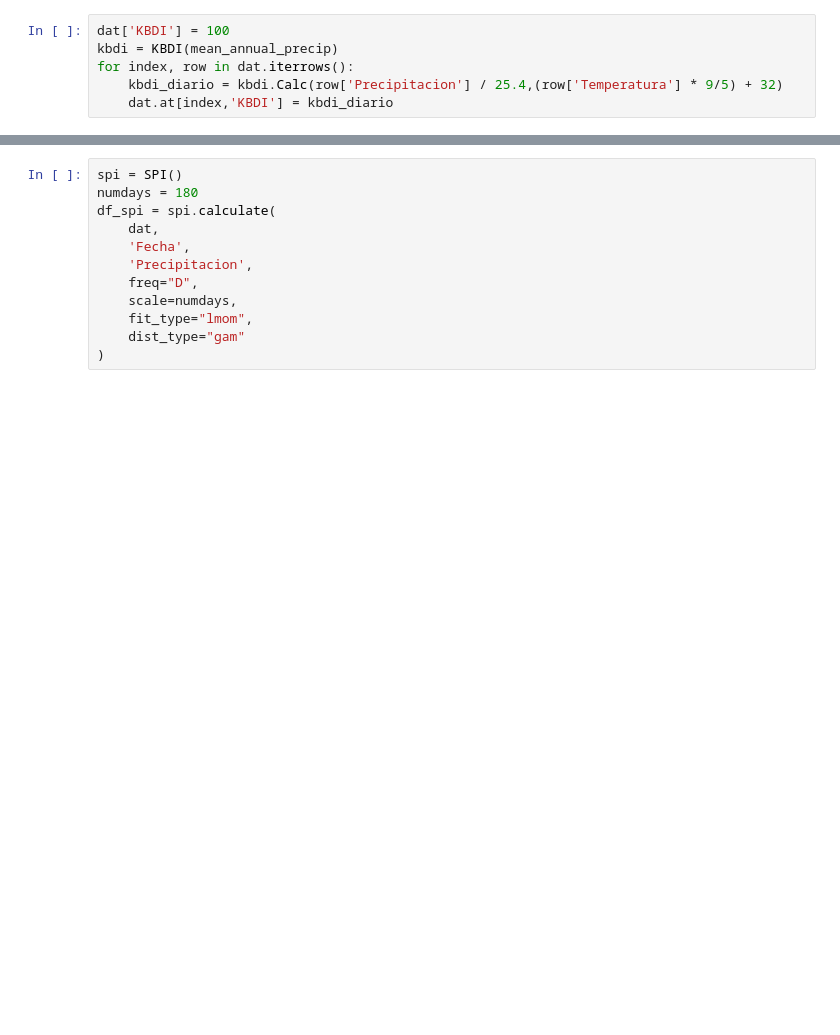
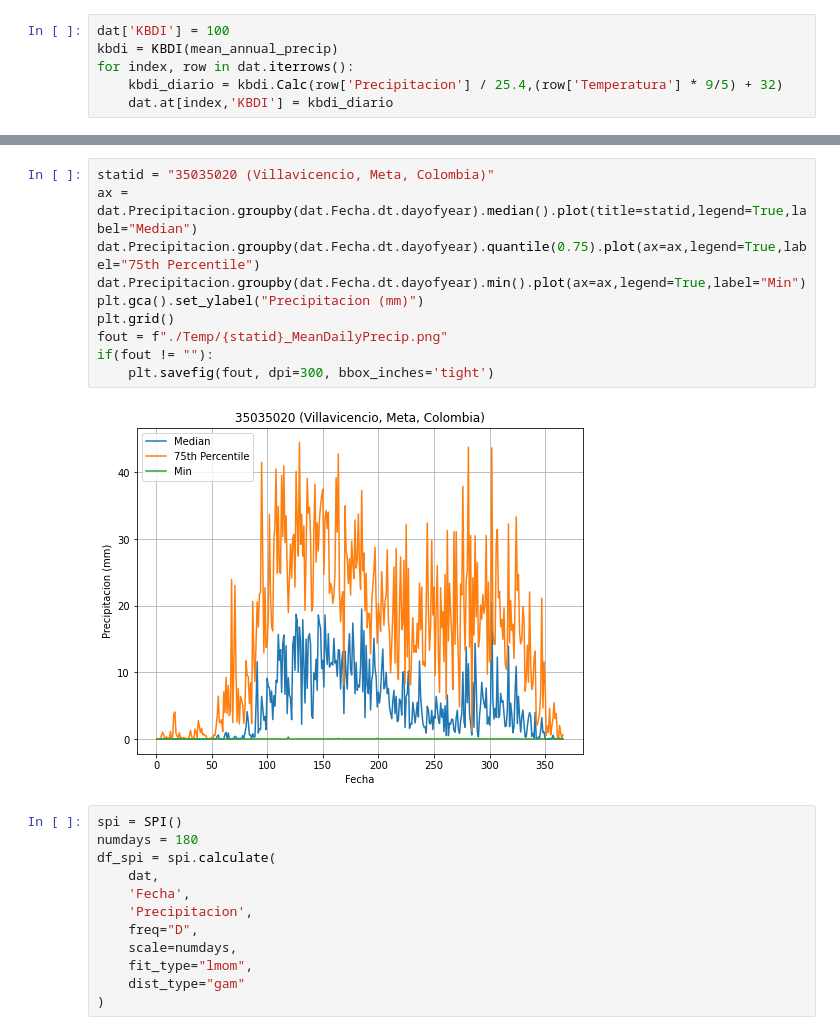
Before and after one commit to wmjolly/SAR-Colombia, a Jupyter notebook: SAR-CO-Example.ipynb, the cells around one changed output, grey strips where cells are left out. Drawn from its saved outputs; the diff is of its cells as text; blank space fills up the shorter version.

```diff
--- a/SAR-CO-Example.ipynb
+++ b/SAR-CO-Example.ipynb
@@ -285,3 +329,15 @@ if(fout != ""):
+# %%
+statid = "35035020 (Villavicencio, Meta, Colombia)"
+ax = dat.Precipitacion.groupby(dat.Fecha.dt.dayofyear).median().plot(title=statid,legend=True,label="Median")
+dat.Precipitacion.groupby(dat.Fecha.dt.dayofyear).quantile(0.75).plot(ax=ax,legend=True,label="75th Percentile")
+dat.Precipitacion.groupby(dat.Fecha.dt.dayofyear).min().plot(ax=ax,legend=True,label="Min")
+plt.gca().set_ylabel("Precipitacion (mm)")
+plt.grid()
+fout = f"./Temp/{statid}_MeanDailyPrecip.png"
+if(fout != ""):
+    plt.savefig(fout, dpi=300, bbox_inches='tight')
+# %% [output]
+[figure, added]
 # %%
 spi = SPI()
 numdays = 180
```
Also changed, not shown: parts of 55 cells of this notebook, 4 other files.
